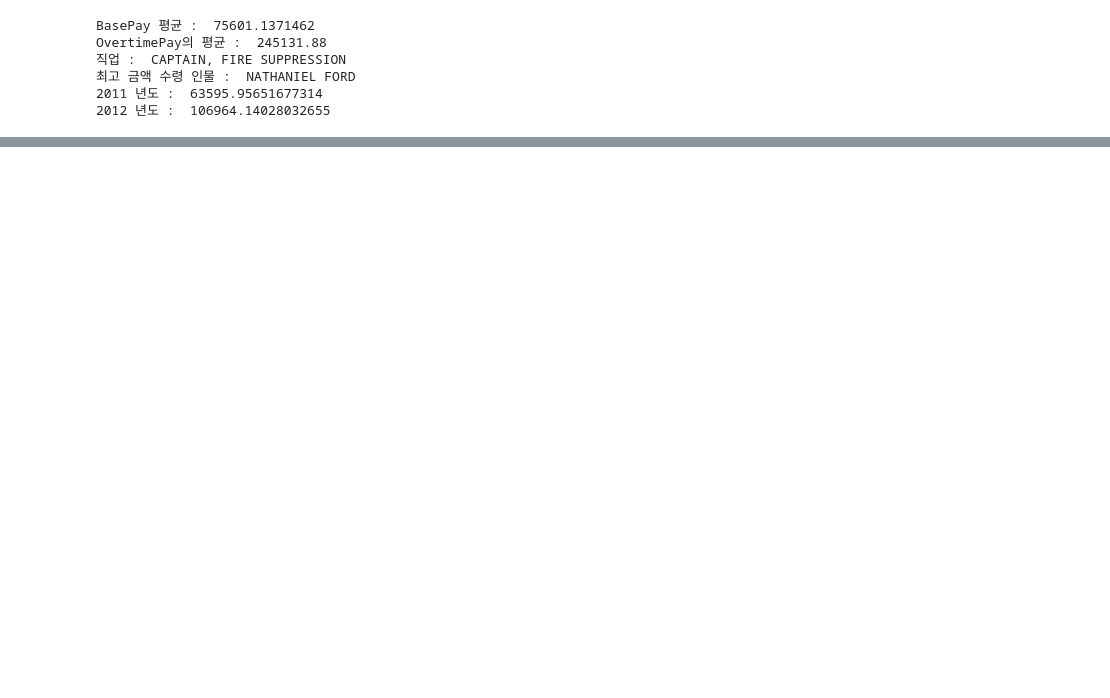
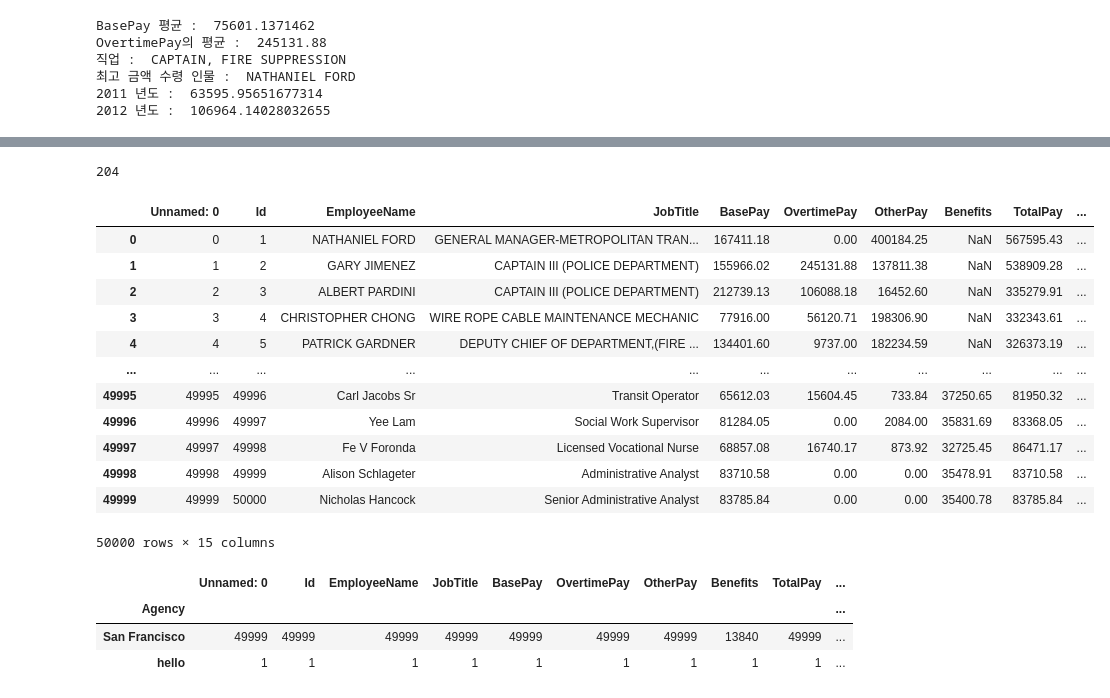
Before and after one commit to ReDocuSpace/BookExample_Python, a Jupyter notebook: Lecture03/Tranning/Backup/2023_12_05_team.ipynb, the cells around one changed output, grey strips where cells are left out. Cells and saved outputs as stored; diff of their text form; code cells hidden in the pictures; blank space fills up the shorter version.

```diff
--- a/Lecture03/Tranning/Backup/2023_12_05_team.ipynb
+++ b/Lecture03/Tranning/Backup/2023_12_05_team.ipynb
@@ -46,0 +71,34 @@ df.groupby('JobTitle').count().head(5)
+# %%
+
+# 9. 'Chief'라는 직업을 가진 사람의 수는?
+df[df['JobTitle'].str.contains('CHIEF')].EmployeeName.count()
+# %% [output]
+204
+# %%
+
+# 10. 'TotalPay'의 10%가 세금이라고 할 때, 세금을 계산한 'Tax' 칼럼을 추가하시오
+df['Tax'] = df.TotalPay.apply(lambda x : x * 0.1)
+df
+# %% [output]
+|  | Unnamed: 0 | Id | EmployeeName | JobTitle | BasePay | OvertimePay | OtherPay | Benefits | TotalPay | ... |
+| 0 | 0 | 1 | NATHANIEL FORD | GENERAL MANAGER-METROPOLITAN TRAN... | 167411.18 | 0.00 | 400184.25 | NaN | 567595.43 | ... |
+| 1 | 1 | 2 | GARY JIMENEZ | CAPTAIN III (POLICE DEPARTMENT) | 155966.02 | 245131.88 | 137811.38 | NaN | 538909.28 | ... |
+| 2 | 2 | 3 | ALBERT PARDINI | CAPTAIN III (POLICE DEPARTMENT) | 212739.13 | 106088.18 | 16452.60 | NaN | 335279.91 | ... |
+| 3 | 3 | 4 | CHRISTOPHER CHONG | WIRE ROPE CABLE MAINTENANCE MECHANIC | 77916.00 | 56120.71 | 198306.90 | NaN | 332343.61 | ... |
+| 4 | 4 | 5 | PATRICK GARDNER | DEPUTY CHIEF OF DEPARTMENT,(FIRE ... | 134401.60 | 9737.00 | 182234.59 | NaN | 326373.19 | ... |
+| ... | ... | ... | ... | ... | ... | ... | ... | ... | ... | ... |
+| 49995 | 49995 | 49996 | Carl Jacobs Sr | Transit Operator | 65612.03 | 15604.45 | 733.84 | 37250.65 | 81950.32 | ... |
+| 49996 | 49996 | 49997 | Yee Lam | Social Work Supervisor | 81284.05 | 0.00 | 2084.00 | 35831.69 | 83368.05 | ... |
+| 49997 | 49997 | 49998 | Fe V Foronda | Licensed Vocational Nurse | 68857.08 | 16740.17 | 873.92 | 32725.45 | 86471.17 | ... |
+| 49998 | 49998 | 49999 | Alison Schlageter | Administrative Analyst | 83710.58 | 0.00 | 0.00 | 35478.91 | 83710.58 | ... |
+| 49999 | 49999 | 50000 | Nicholas Hancock | Senior Administrative Analyst | 83785.84 | 0.00 | 0.00 | 35400.78 | 83785.84 | ... |
+50000 rows × 15 columns
+# %%
+
+# 11. Agency 별로 몇 개의 데이터가 존재하는가.
+df.groupby('Agency').count()
+# %% [output]
+|  | Unnamed: 0 | Id | EmployeeName | JobTitle | BasePay | OvertimePay | OtherPay | Benefits | TotalPay | ... |
+| Agency |  |  |  |  |  |  |  |  |  | ... |
+| San Francisco | 49999 | 49999 | 49999 | 49999 | 49999 | 49999 | 49999 | 13840 | 49999 | ... |
+| hello | 1 | 1 | 1 | 1 | 1 | 1 | 1 | 1 | 1 | ... |
```
Also changed, not shown: parts of 18 cells of this notebook, 13 other files.
